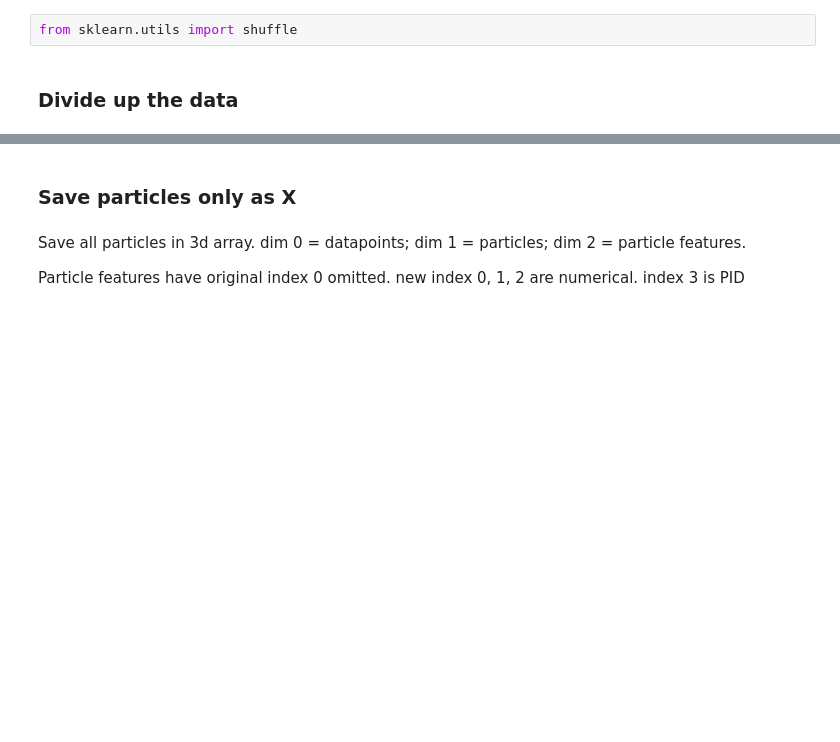
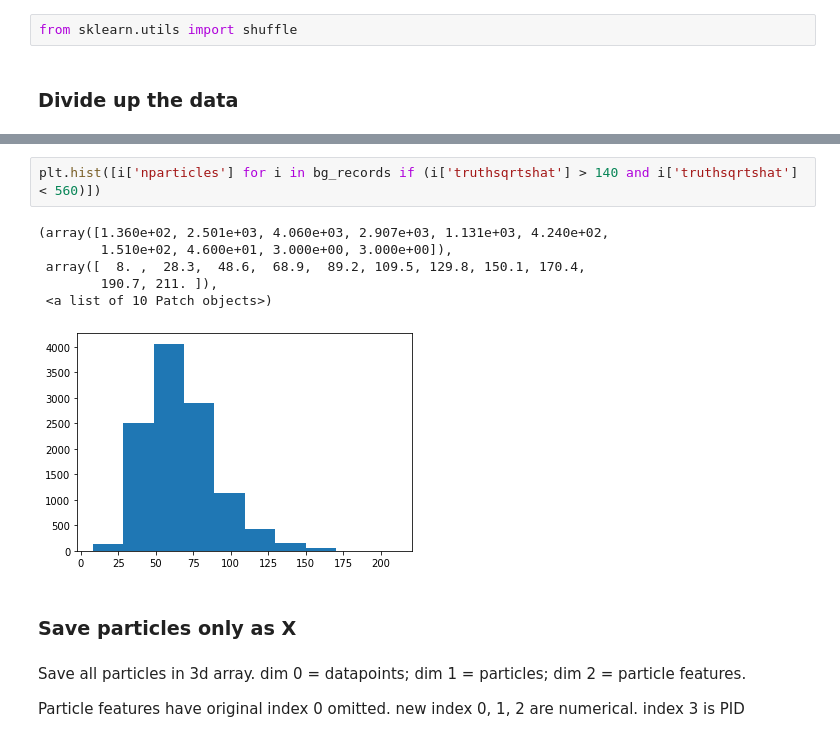
Before and after one commit to bnachman/ILCAnomalies, a Jupyter notebook: DataParser.ipynb, the cells around one changed output, grey strips where cells are left out. Cells and saved outputs as stored; diff of their text form; blank space fills up the shorter version.

```diff
--- a/DataParser.ipynb
+++ b/DataParser.ipynb
@@ -178,3 +189,12 @@ from sklearn.utils import shuffle
+# %%
+plt.hist([i['nparticles'] for i in bg_records if (i['truthsqrtshat'] > 140 and i['truthsqrtshat'] < 560)])
+# %% [output]
+(array([1.360e+02, 2.501e+03, 4.060e+03, 2.907e+03, 1.131e+03, 4.240e+02,
+        1.510e+02, 4.600e+01, 3.000e+00, 3.000e+00]),
+ array([  8. ,  28.3,  48.6,  68.9,  89.2, 109.5, 129.8, 150.1, 170.4,
+        190.7, 211. ]),
+ <a list of 10 Patch objects>)
+[figure, added]
 # %% [markdown]
 ### Save particles only as X
 # %% [markdown]
```
Also changed, not shown: parts of 61 cells of this notebook.
